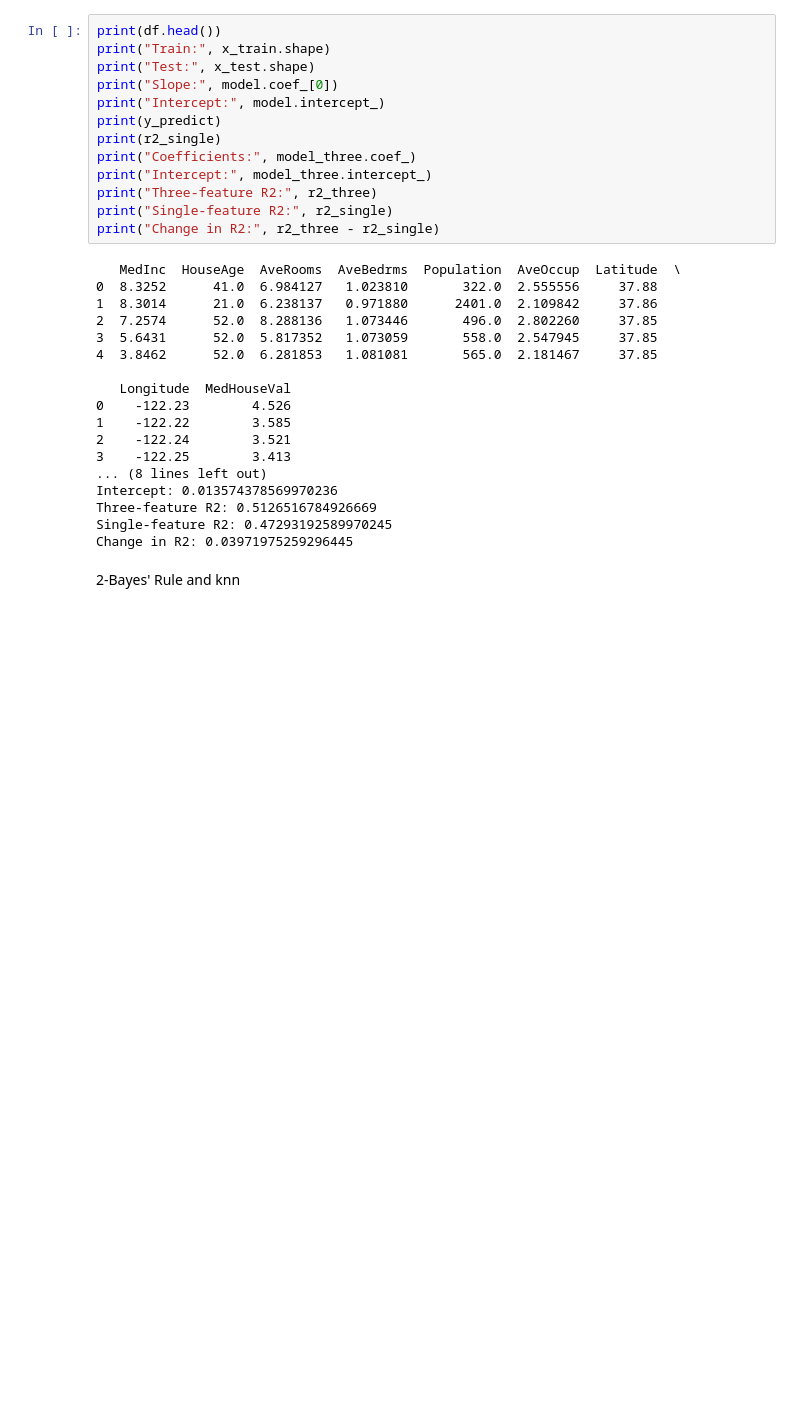
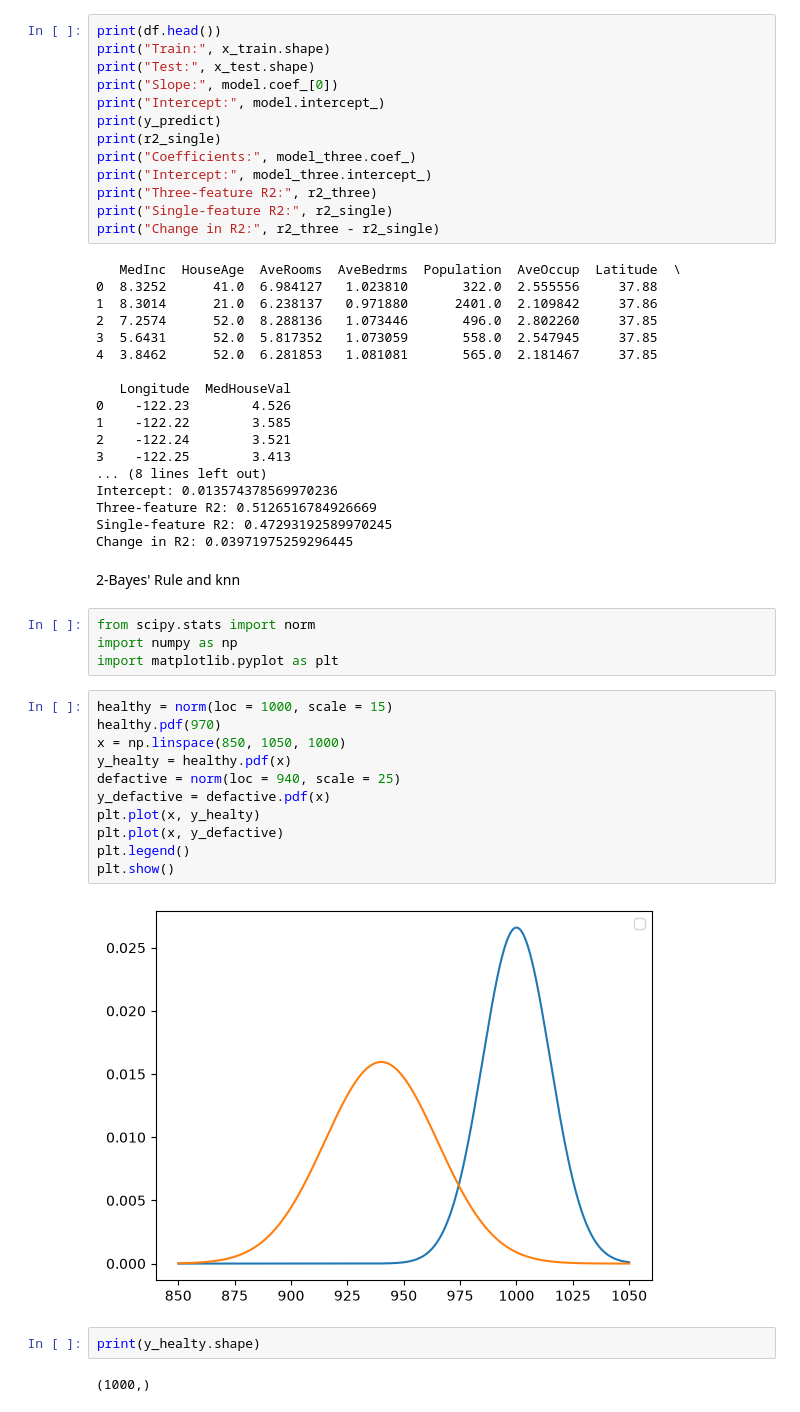
Before and after one commit to setareh3607-bot/projects, a Jupyter notebook: HW/HW6.ipynb, the cells around one changed output. Cells and saved outputs as stored; diff of their text form; blank space fills up the shorter version.

```diff
--- a/HW/HW6.ipynb
+++ b/HW/HW6.ipynb
@@ -69,3 +69,24 @@ Single-feature R2: 0.47293192589970245
 Change in R2: 0.03971975259296445
 # %% [markdown]
 2-Bayes' Rule and knn
+# %%
+from scipy.stats import norm
+import numpy as np
+import matplotlib.pyplot as plt
+# %%
+healthy = norm(loc = 1000, scale = 15)
+healthy.pdf(970)
+x = np.linspace(850, 1050, 1000)
+y_healty = healthy.pdf(x)
+defactive = norm(loc = 940, scale = 25)
+y_defactive = defactive.pdf(x)
+plt.plot(x, y_healty)
+plt.plot(x, y_defactive)
+plt.legend()
+plt.show()
+# %% [output]
+[figure, added]
+# %%
+print(y_healty.shape)
+# %% [output]
+(1000,)
```
